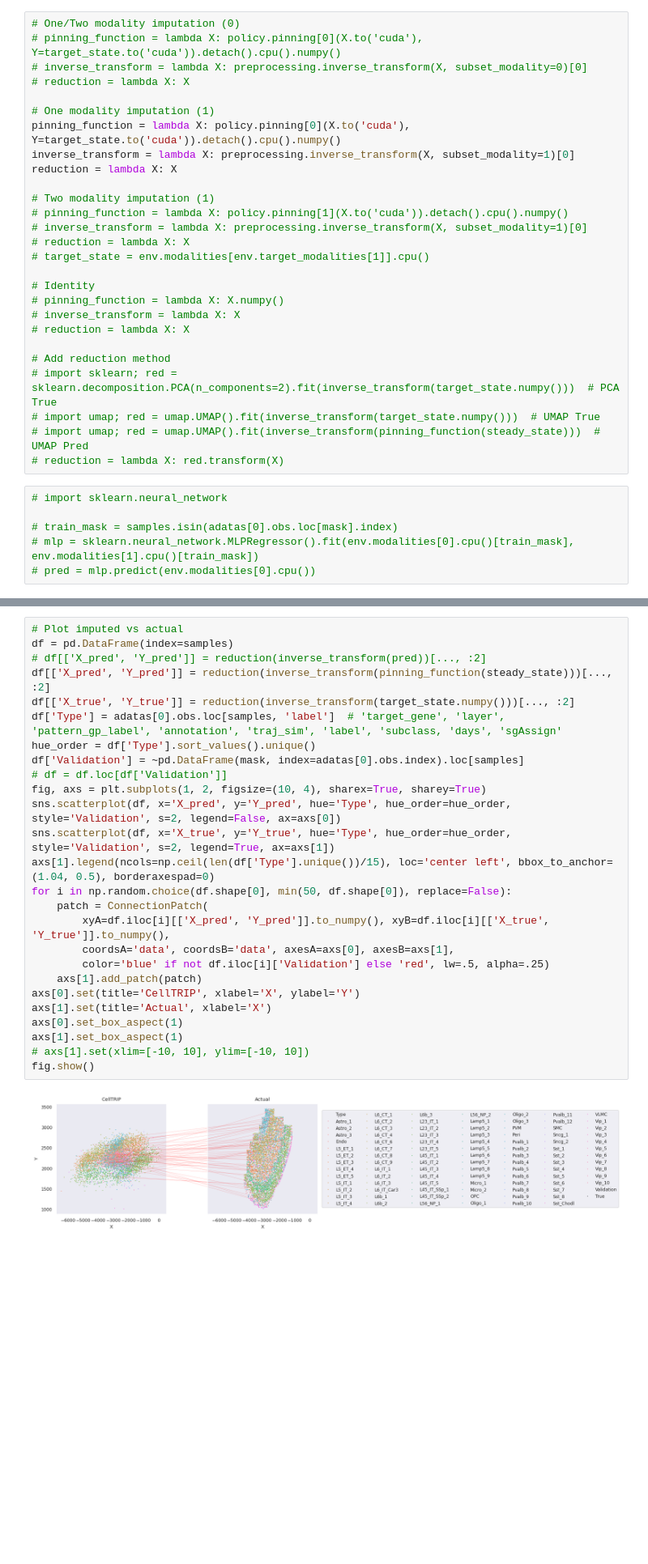
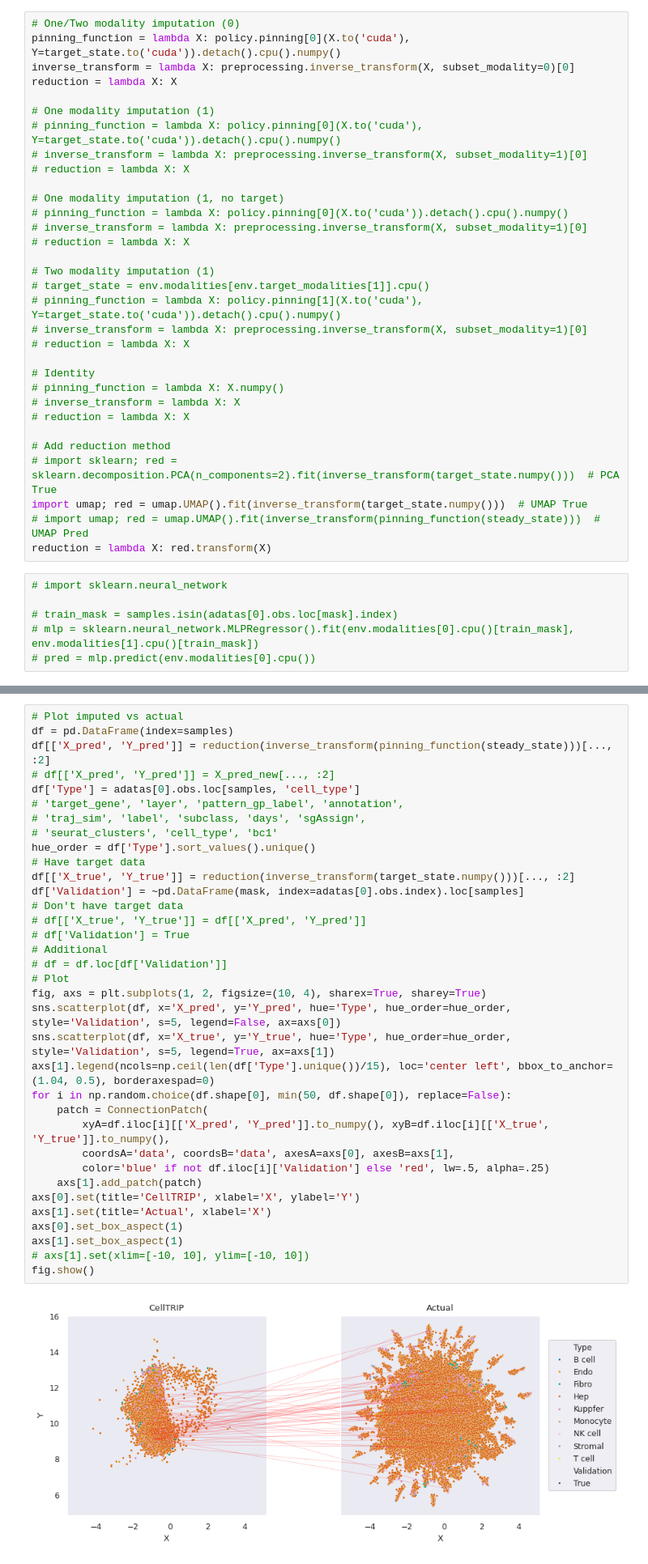
Before and after one commit to Oafish1/CellTRIP, a Jupyter notebook: scripts/general_analysis.ipynb, the cells around one changed output, grey strips where cells are left out. Shown at 81% size. Drawn from its saved outputs; the diff is of its cells as text; blank space fills up the shorter version.

Commit message:
Log normalization, cortex data benchmarking, dyngen knockdown, flysta revisions, QOL and bugfixes

```diff
--- a/scripts/general_analysis.ipynb
+++ b/scripts/general_analysis.ipynb
@@ -228,20 +303,25 @@ velocity: 0.787
 action: -0.005
 # %%
 # One/Two modality imputation (0)
+pinning_function = lambda X: policy.pinning[0](X.to('cuda'), Y=target_state.to('cuda')).detach().cpu().numpy()
+inverse_transform = lambda X: preprocessing.inverse_transform(X, subset_modality=0)[0]
+reduction = lambda X: X
+
+# One modality imputation (1)
 # pinning_function = lambda X: policy.pinning[0](X.to('cuda'), Y=target_state.to('cuda')).detach().cpu().numpy()
-# inverse_transform = lambda X: preprocessing.inverse_transform(X, subset_modality=0)[0]
+# inverse_transform = lambda X: preprocessing.inverse_transform(X, subset_modality=1)[0]
 # reduction = lambda X: X
 
-# One modality imputation (1)
-pinning_function = lambda X: policy.pinning[0](X.to('cuda'), Y=target_state.to('cuda')).detach().cpu().numpy()
-inverse_transform = lambda X: preprocessing.inverse_transform(X, subset_modality=1)[0]
-reduction = lambda X: X
+# One modality imputation (1, no target)
+# pinning_function = lambda X: policy.pinning[0](X.to('cuda')).detach().cpu().numpy()
+# inverse_transform = lambda X: preprocessing.inverse_transform(X, subset_modality=1)[0]
+# reduction = lambda X: X
 
 # Two modality imputation (1)
-# pinning_function = lambda X: policy.pinning[1](X.to('cuda')).detach().cpu().numpy()
+# target_state = env.modalities[env.target_modalities[1]].cpu()
+# pinning_function = lambda X: policy.pinning[1](X.to('cuda'), Y=target_state.to('cuda')).detach().cpu().numpy()
 # inverse_transform = lambda X: preprocessing.inverse_transform(X, subset_modality=1)[0]
 # reduction = lambda X: X
-# target_state = env.modalities[env.target_modalities[1]].cpu()
 
 # Identity
 # pinning_function = lambda X: X.numpy()
@@ -250,9 +330,9 @@ reduction = lambda X: X
 
 # Add reduction method
 # import sklearn; red = sklearn.decomposition.PCA(n_components=2).fit(inverse_transform(target_state.numpy()))  # PCA True
-# import umap; red = umap.UMAP().fit(inverse_transform(target_state.numpy()))  # UMAP True
+import umap; red = umap.UMAP().fit(inverse_transform(target_state.numpy()))  # UMAP True
 # import umap; red = umap.UMAP().fit(inverse_transform(pinning_function(steady_state)))  # UMAP Pred
-# reduction = lambda X: red.transform(X)
+reduction = lambda X: red.transform(X)
 # %%
 # import sklearn.neural_network
 
@@ -262,31 +359,40 @@ reduction = lambda X: X
 # %%
 # Plot imputed vs actual
 df = pd.DataFrame(index=samples)
-# df[['X_pred', 'Y_pred']] = reduction(inverse_transform(pred))[..., :2]
 df[['X_pred', 'Y_pred']] = reduction(inverse_transform(pinning_function(steady_state)))[..., :2]
+# df[['X_pred', 'Y_pred']] = X_pred_new[..., :2]
+df['Type'] = adatas[0].obs.loc[samples, 'cell_type']
+# 'target_gene', 'layer', 'pattern_gp_label', 'annotation',
+# 'traj_sim', 'label', 'subclass, 'days', 'sgAssign',
+# 'seurat_clusters', 'cell_type', 'bc1'
+hue_order = df['Type'].sort_values().unique()
+# Have target data
 df[['X_true', 'Y_true']] = reduction(inverse_transform(target_state.numpy()))[..., :2]
-df['Type'] = adatas[0].obs.loc[samples, 'label']  # 'target_gene', 'layer', 'pattern_gp_label', 'annotation', 'traj_sim', 'label', 'subclass, 'days', 'sgAssign'
-hue_order = df['Type'].sort_values().unique()
 df['Validation'] = ~pd.DataFrame(mask, index=adatas[0].obs.index).loc[samples]
+# Don't have target data
+# df[['X_true', 'Y_true']] = df[['X_pred', 'Y_pred']]
+# df['Validation'] = True
+# Additional
 # df = df.loc[df['Validation']]
+# Plot
 fig, axs = plt.subplots(1, 2, figsize=(10, 4), sharex=True, sharey=True)
-sns.scatterplot(df, x='X_pred', y='Y_pred', hue='Type', hue_order=hue_order, style='Validation', s=2, legend=False, ax=axs[0])
-sns.scatterplot(df, x='X_true', y='Y_true', hue='Type', hue_order=hue_order, style='Validation', s=2, legend=True, ax=axs[1])
+sns.scatterplot(df, x='X_pred', y='Y_pred', hue='Type', hue_order=hue_order, style='Validation', s=5, legend=False, ax=axs[0])
+sns.scatterplot(df, x='X_true', y='Y_true', hue='Type', hue_order=hue_order, style='Validation', s=5, legend=True, ax=axs[1])
 axs[1].legend(ncols=np.ceil(len(df['Type'].unique())/15), loc='center left', bbox_to_anchor=(1.04, 0.5), borderaxespad=0)
 for i in np.random.choice(df.shape[0], min(50, df.shape[0]), replace=False):
     patch = ConnectionPatch(
         xyA=df.iloc[i][['X_pred', 'Y_pred']].to_numpy(), xyB=df.iloc[i][['X_true', 'Y_true']].to_numpy(),
         coordsA='data', coordsB='data', axesA=axs[0], axesB=axs[1],
         color='blue' if not df.iloc[i]['Validation'] else 'red', lw=.5, alpha=.25)
     axs[1].add_patch(patch)
 axs[0].set(title='CellTRIP', xlabel='X', ylabel='Y')
 axs[1].set(title='Actual', xlabel='X')
 axs[0].set_box_aspect(1)
 axs[1].set_box_aspect(1)
 # axs[1].set(xlim=[-10, 10], ylim=[-10, 10])
 fig.show()
 # %% [output]
-[figure, old version]
+[figure, new version]
 # %%
 # Intra-type Error
 # df['MSE'] = np.mean(np.square(inverse_transform(pred) - inverse_transform(target_state.numpy())), axis=-1)
```
Also changed, not shown: parts of 10 cells of this notebook, 43 other files.
